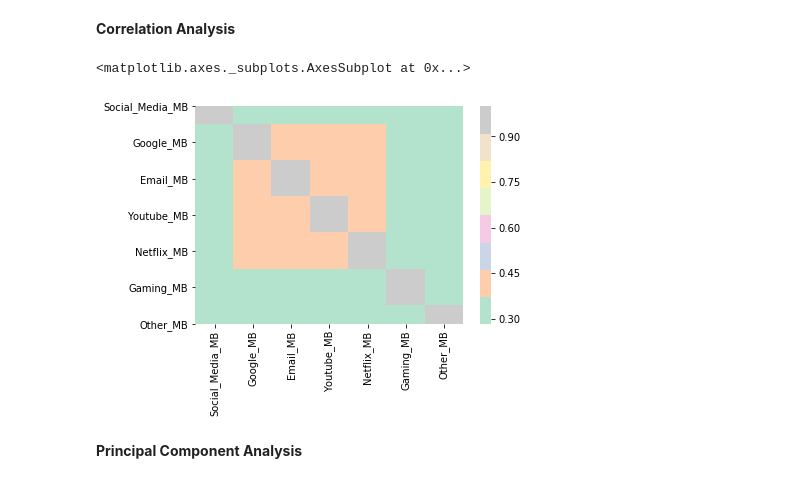
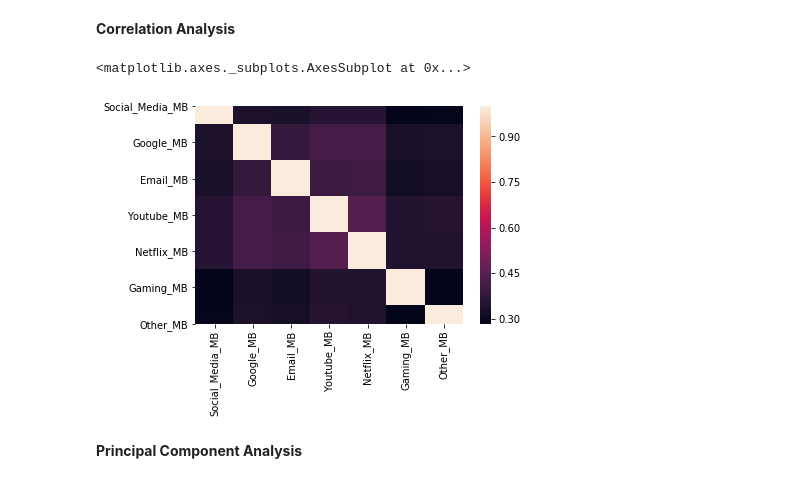
Before and after one commit to katenjoki/Telecom_Week1Challenge, a Jupyter notebook: OneDrive/Desktop/10Academy/Telecom_Week1Challenge/notebooks/week1.ipynb, the cells around one changed output. Saved outputs shown, nothing was run; the diff lists cells and outputs as text; code cells hidden in the pictures.

```diff
--- a/OneDrive/Desktop/10Academy/Telecom_Week1Challenge/notebooks/week1.ipynb
+++ b/OneDrive/Desktop/10Academy/Telecom_Week1Challenge/notebooks/week1.ipynb
@@ -310,15 +315,21 @@ Name: Handset_Type, dtype: int64
 def sum_columns(df,col1,col2):
     return df[col1]+df[col2]
 
-user = pd.DataFrame(data,columns=['MSISDN/Number','Bearer_Id','Dur._(ms)'])
-user['Social_Media_Bytes']=sum_columns(data,'Social_Media_DL_(Bytes)','Social_Media_UL_(Bytes)')
-user['Google_Bytes']=sum_columns(data,'Google_DL_(Bytes)','Google_UL_(Bytes)')
-user['Email_Bytes']=sum_columns(data,'Email_DL_(Bytes)','Email_UL_(Bytes)')
-user['Youtube_Bytes']=sum_columns(data,'Youtube_DL_(Bytes)','Youtube_UL_(Bytes)')
-user['Netflix_Bytes']=sum_columns(data,'Netflix_DL_(Bytes)','Netflix_UL_(Bytes)')
-user['Gaming_Bytes']=sum_columns(data,'Gaming_DL_(Bytes)','Gaming_UL_(Bytes)')
-user['Other_Bytes']=sum_columns(data,'Other_DL_(Bytes)','Other_UL_(Bytes)')
-user['Total_Bytes']=sum_columns(data,'Total_DL_(Bytes)','Total_UL_(Bytes)')
+def avg_col(df,col1,col2):
+    return (df[col1]+df[col2])/2
 
-user.head()
+frame = pd.DataFrame(data,columns=['MSISDN_Number','Bearer_Id','Dur._(ms)','Handset_Type'])
+frame['Social_Media_Bytes']=sum_columns(data,'Social_Media_DL_(Bytes)','Social_Media_UL_(Bytes)')
+frame['Google_Bytes']=sum_columns(data,'Google_DL_(Bytes)','Google_UL_(Bytes)')
+frame['Email_Bytes']=sum_columns(data,'Email_DL_(Bytes)','Email_UL_(Bytes)')
+frame['Youtube_Bytes']=sum_columns(data,'Youtube_DL_(Bytes)','Youtube_UL_(Bytes)')
+frame['Netflix_Bytes']=sum_columns(data,'Netflix_DL_(Bytes)','Netflix_UL_(Bytes)')
+frame['Gaming_Bytes']=sum_columns(data,'Gaming_DL_(Bytes)','Gaming_UL_(Bytes)')
+frame['Other_Bytes']=sum_columns(data,'Other_DL_(Bytes)','Other_UL_(Bytes)')
+frame['Total_Bytes']=sum_columns(data,'Total_DL_(Bytes)','Total_UL_(Bytes)')
+frame['Avg_RTT_ms']= avg_col(data,'Avg_RTT_DL_(ms)','Avg_RTT_UL_(ms)')
+frame['Avg_TCP_Bytes']=avg_col(data,'TCP_DL_Retrans._Vol_(Bytes)', 'TCP_UL_Retrans._Vol_(Bytes)')
+frame['Avg_Throughput_kbps']=avg_col(data,'Avg_Bearer_TP_DL_(kbps)', 'Avg_Bearer_TP_UL_(kbps)')
+
+frame.head()
 # %% [output]
@@ -332,13 +343,13 @@ user.head()
 **To make interpretaion of the data easier to digest, we convert the Bytes to Megabytes and miliseconds to seconds**
 # %%
 #convert ms to s
-user['Dur._(ms)'] =user['Dur._(ms)']/1000
+frame['Dur._(ms)'] =frame['Dur._(ms)']/1000
 
 #convert bytes to megabytes
 columns=['Social_Media_Bytes','Google_Bytes','Email_Bytes','Youtube_Bytes', 'Netflix_Bytes', 'Gaming_Bytes', 'Other_Bytes','Total_Bytes']
 for i in columns:
     megabyte = 1*10e+5
-    user[i]= user[i]/megabyte
+    frame[i]= frame[i]/megabyte
 
-user.rename(columns={'Dur._(ms)':'Session_Duration_s','Social_Media_Bytes':'Social_Media_MB','Google_Bytes':'Google_MB',
+frame.rename(columns={'Dur._(ms)':'Session_Duration_s','Social_Media_Bytes':'Social_Media_MB','Google_Bytes':'Google_MB',
                      'Email_Bytes':'Email_MB','Youtube_Bytes':'Youtube_MB', 'Netflix_Bytes':'Netflix_MB', 'Gaming_Bytes':'Gaming_MB', 'Other_Bytes':'Other_MB','Total_Bytes':'Total_MB'},inplace=True)
@@ -354,7 +356,7 @@ user.head()
 # %%
-user=user.groupby('MSISDN/Number').agg({'Bearer_Id':'count', 'Session_Duration_s':'sum', 'Total_MB':'sum','Social_Media_MB':'sum', 'Google_MB':'sum', 'Email_MB':'sum',
-       'Youtube_MB':'sum', 'Netflix_MB':'sum', 'Gaming_MB':'sum', 'Other_MB':'sum'}).reset_index()
+df=frame.groupby(['MSISDN_Number','Handset_Type']).agg({'Bearer_Id':'count', 'Session_Duration_s':'sum', 'Total_MB':'sum','Social_Media_MB':'sum', 'Google_MB':'sum', 'Email_MB':'sum',
+       'Youtube_MB':'sum', 'Netflix_MB':'sum', 'Gaming_MB':'sum', 'Other_MB':'sum','Avg_RTT_ms':'mean','Avg_TCP_Bytes':'mean','Avg_Throughput_kbps':'mean'}).reset_index()
 
-user.rename(columns={'Bearer_Id':'No_of_xDRsessions'},inplace=True)
-user.sample()
+df.rename(columns={'Bearer_Id':'No_of_xDRsessions'},inplace=True)
+df.sample()
 # %% [output]
@@ -412,3 +390,5 @@ user[['Netflix_MB', 'Gaming_MB', 'Other_MB']].describe()
+# %%
+user=df.copy()
 # %% [markdown]
 **From the max values of each column, it is evident that the data has outliers, which will affect our EDA, hence
   we have to find a way to deal with them**
@@ -515,10 +495,10 @@ Name: Total_MB, dtype: float64
 # %%
 dataset=user[['Social_Media_MB', 'Google_MB', 'Email_MB','Youtube_MB', 'Netflix_MB', 'Gaming_MB', 'Other_MB']]
 corr = dataset.corr()
-sns.heatmap(corr,cmap='Pastel2')
+sns.heatmap(corr)
 # %% [output]
 <matplotlib.axes._subplots.AxesSubplot at 0x...>
-[figure, old version]
+[figure, new version]
 # %% [markdown]
 **Principal Component Analysis**
 # %%
```
Also changed, not shown: parts of 89 cells of this notebook.
